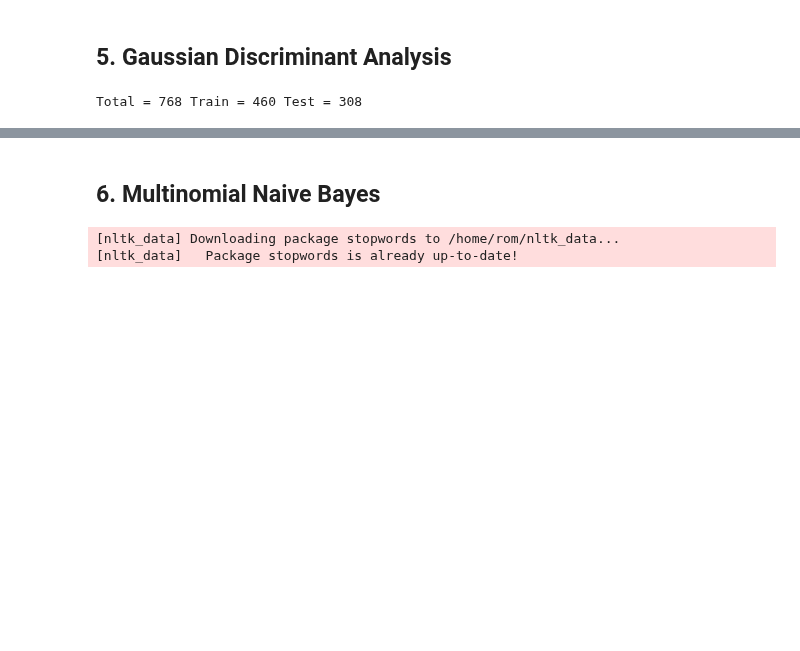
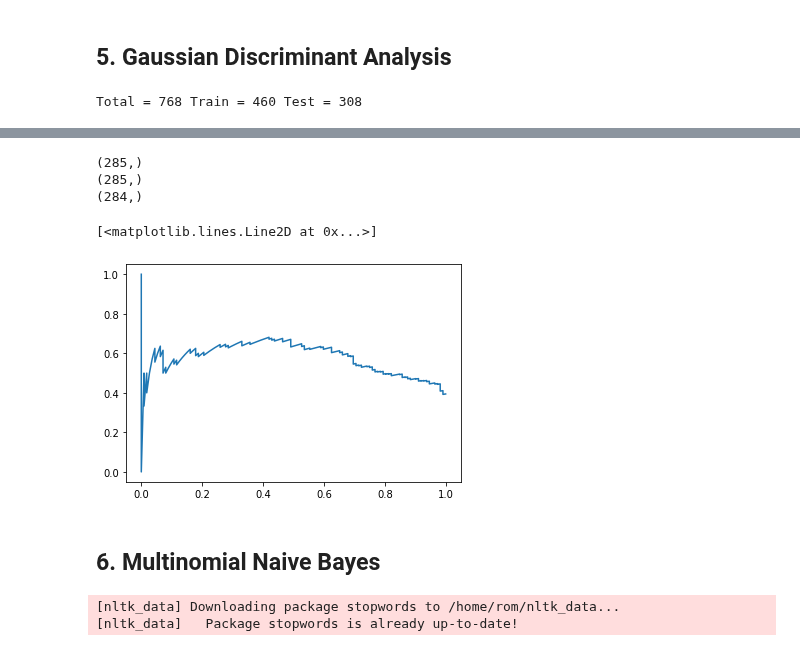
Before and after one commit to ruke1ire/AIT, a Jupyter notebook: Programming/JupyterLab/CheatSheet/CheatSheat.ipynb, the cells around one changed output, grey strips where cells are left out. Cells and saved outputs as stored; diff of their text form; code cells hidden in the pictures; blank space fills up the shorter version.

```diff
--- a/Programming/JupyterLab/CheatSheet/CheatSheat.ipynb
+++ b/Programming/JupyterLab/CheatSheet/CheatSheat.ipynb
@@ -607,0 +618,7 @@ GDA.accuracy(y_pred,y_test)
+# %%
+from sklearn.naive_bayes import GaussianNB
+
+model = GaussianNB()
+model.fit(X_train,y_train)
+#print(model.get_params(True))
+y_pred = model.predict_proba(X_test)
@@ -608,3 +632,19 @@ GDA.accuracy(y_pred,y_test)
+# %%
+from sklearn.metrics import precision_recall_curve
+precision,recall,threshold = precision_recall_curve(y_test,y_pred[:,1])
+# %%
+print(recall.shape)
+print(precision.shape)
+print(threshold.shape)
+# %% [output]
+(285,)
+(285,)
+(284,)
+# %%
+plt.plot(recall[:],precision[:])
+# %% [output]
+[<matplotlib.lines.Line2D at 0x...>]
+[figure, added]
 # %% [markdown]
 ## 6. Multinomial Naive Bayes
 # %%
```
Also changed, not shown: parts of 16 cells of this notebook, 4 other files.
